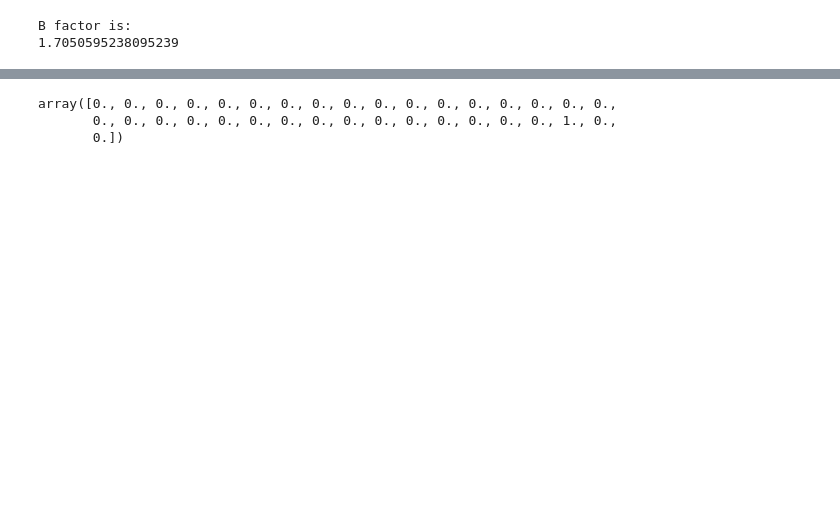
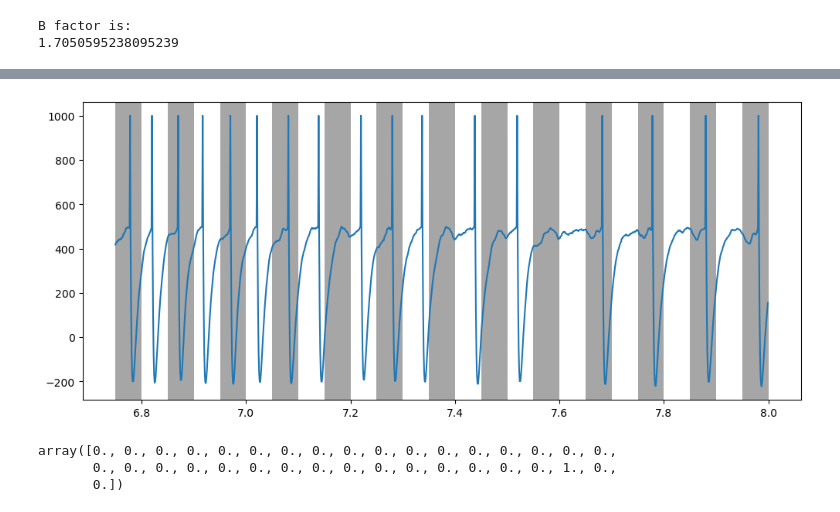
Before and after one commit to mehranfaraji/STDP-Finds-Start-of-Patterns, a Jupyter notebook: SRM.ipynb, the cells around one changed output, grey strips where cells are left out. Cells and saved outputs as stored; diff of their text form; code cells hidden in the pictures; blank space fills up the shorter version.

```diff
--- a/SRM.ipynb
+++ b/SRM.ipynb
@@ -126,7 +126,7 @@ plot_input(times, indices, params)
 # %%
 indices, times, (indices_pattern, times_pattern) = copy_and_paste_jittered_pattern(times, indices, position_copypaste, patternlength, jitter_sd, spike_del,number_pat)
 indices_add, times_add = make_input(min_rate_add, max_rate_add, max_time_wo_spike_add,
-                                max_change_speed_add, runduration, number_neurons, dt)
+                                max_change_speed_add, runduration, number_neurons, dt, is_continuous)
 times, indices = add_noise(times, indices, times_add, indices_add)
 if tripling and runduration > 300:
         times, indices = triple_input_runtime(times, indices)
@@ -556,3 +531,20 @@ time 20.0 done.
+# %%
+start_time = 6.75
+end_time = 8
+
+plt.figure(figsize=(12,5))
+plt.plot(np.arange(start_time,end_time,dt), model.potential_rec[int(start_time/dt):int(end_time/dt)])
+
+position_copypaste[int(start_time/patternlength) : int(end_time/patternlength)]
+intervals = np.arange(start_time,end_time+patternlength,patternlength)
+for i in range(0, len(intervals)-1, 2):
+    plt.axvspan(intervals[i], intervals[i + 1], facecolor='gray', alpha=0.7)
+
+# for x in np.arange(start_time,end_time, 0.05):
+#     plt.axvline(x, color='red', linestyle='--', alpha=0.3)
+plt.show()
+# %% [output]
+[figure, added]
 # %%
 # post_spikes = np.zeros((1,duration))
 # for spike_time in model.spike_rec:
```
Also changed, not shown: parts of 16 cells of this notebook, 4 other files.
